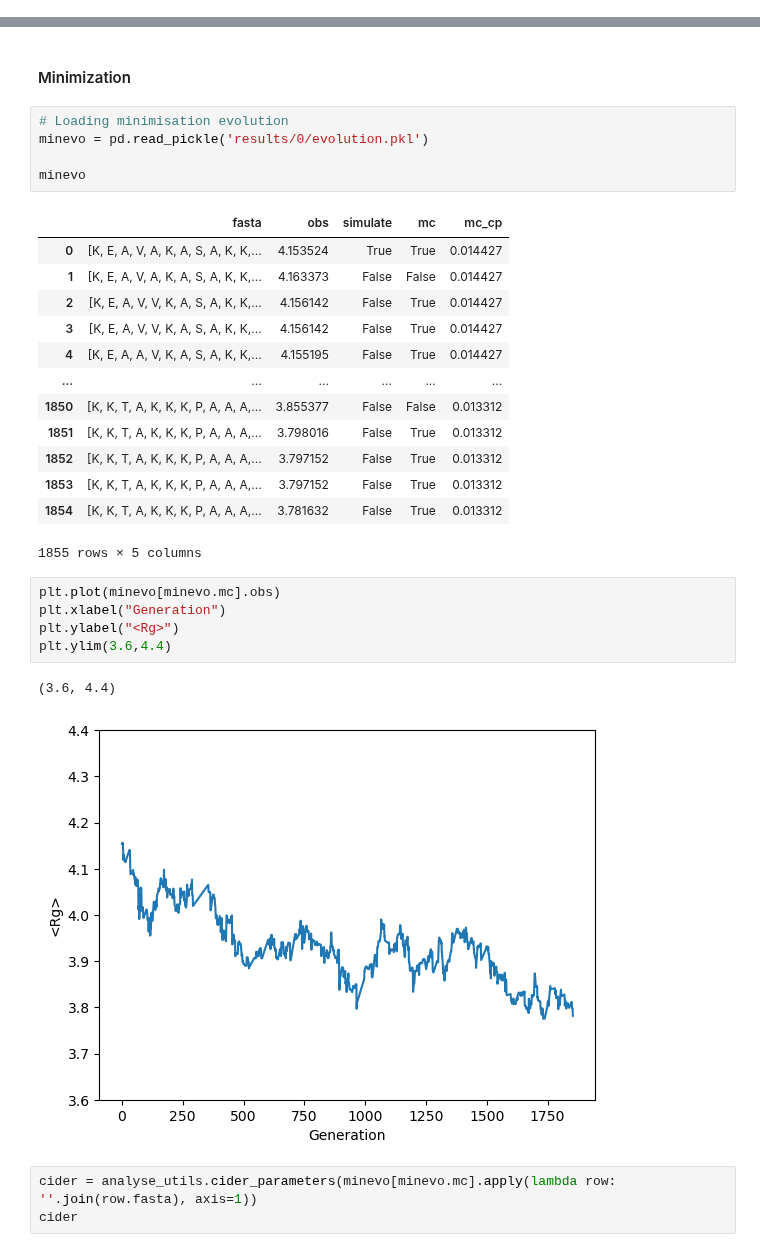
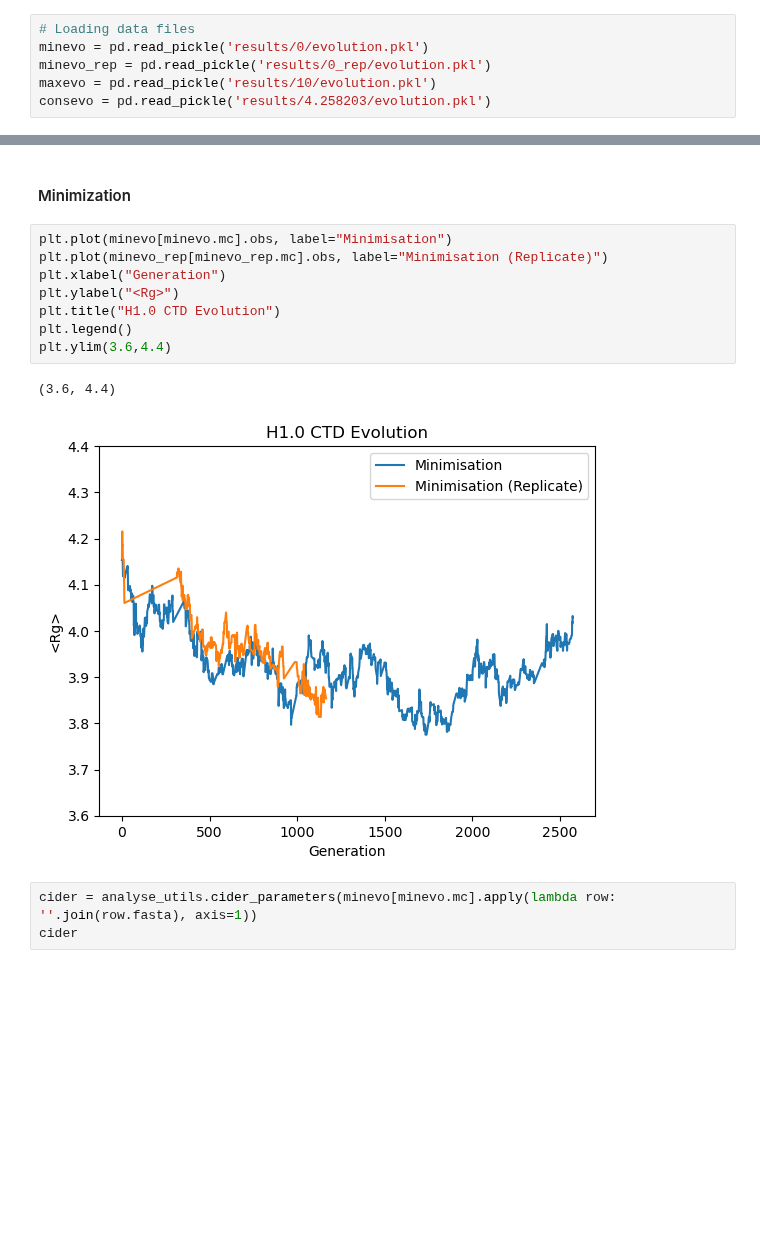
Before and after one commit to frederikespersen/OrthoIDP, a Jupyter notebook: exp/idpevo_h1-0/idpevo_h1-0.ipynb, the cells around one changed output, grey strips where cells are left out. Saved outputs shown, nothing was run; the diff lists cells and outputs as text; blank space fills up the shorter version.

Commit message:
Checking evolution status

```diff
--- a/exp/idpevo_h1-0/idpevo_h1-0.ipynb
+++ b/exp/idpevo_h1-0/idpevo_h1-0.ipynb
@@ -92,3 +92,9 @@ freqs
 | H1-0_AVG | 22 | 0 | 1 | 2 | 1 | 3 | 0 | 0 | 42 | 1 | 0 | ... |
 # %% [markdown]
 ### Evolution
+# %%
+# Loading data files
+minevo = pd.read_pickle('results/0/evolution.pkl')
+minevo_rep = pd.read_pickle('results/0_rep/evolution.pkl')
+maxevo = pd.read_pickle('results/10/evolution.pkl')
+consevo = pd.read_pickle('results/4.258203/evolution.pkl')
@@ -95,32 +135,16 @@ freqs
 # %% [markdown]
 #### Minimization
-# %%
-# Loading minimisation evolution
-minevo = pd.read_pickle('results/0/evolution.pkl')
-
-minevo
-# %% [output]
-|  | fasta | obs | simulate | mc | mc_cp |
-| 0 | [K, E, A, V, A, K, A, S, A, K, K,... | 4.153524 | True | True | 0.014427 |
-| 1 | [K, E, A, V, A, K, A, S, A, K, K,... | 4.163373 | False | False | 0.014427 |
-| 2 | [K, E, A, V, V, K, A, S, A, K, K,... | 4.156142 | False | True | 0.014427 |
-| 3 | [K, E, A, V, V, K, A, S, A, K, K,... | 4.156142 | False | True | 0.014427 |
-| 4 | [K, E, A, A, V, K, A, S, A, K, K,... | 4.155195 | False | True | 0.014427 |
-| ... | ... | ... | ... | ... | ... |
-| 1850 | [K, K, T, A, K, K, K, P, A, A, A,... | 3.855377 | False | False | 0.013312 |
-| 1851 | [K, K, T, A, K, K, K, P, A, A, A,... | 3.798016 | False | True | 0.013312 |
-| 1852 | [K, K, T, A, K, K, K, P, A, A, A,... | 3.797152 | False | True | 0.013312 |
-| 1853 | [K, K, T, A, K, K, K, P, A, A, A,... | 3.797152 | False | True | 0.013312 |
-| 1854 | [K, K, T, A, K, K, K, P, A, A, A,... | 3.781632 | False | True | 0.013312 |
-1855 rows × 5 columns
 # %%
-plt.plot(minevo[minevo.mc].obs)
+plt.plot(minevo[minevo.mc].obs, label="Minimisation")
+plt.plot(minevo_rep[minevo_rep.mc].obs, label="Minimisation (Replicate)")
 plt.xlabel("Generation")
 plt.ylabel("<Rg>")
+plt.title("H1.0 CTD Evolution")
+plt.legend()
 plt.ylim(3.6,4.4)
 # %% [output]
 (3.6, 4.4)
-[figure, old version]
+[figure, new version]
 # %%
 cider = analyse_utils.cider_parameters(minevo[minevo.mc].apply(lambda row: ''.join(row.fasta), axis=1))
 cider
```
Also changed, not shown: parts of 8 cells of this notebook.
